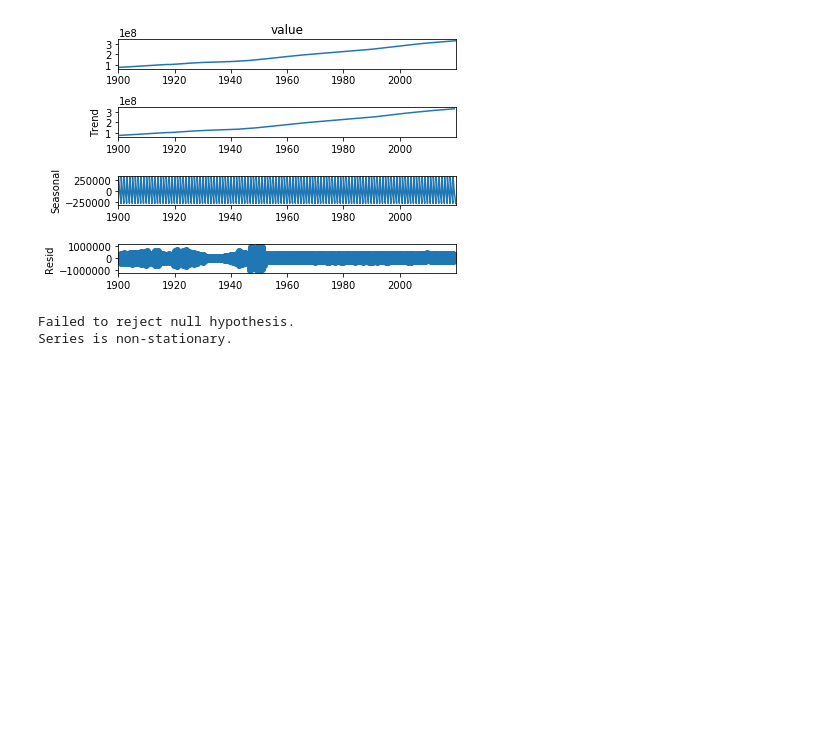
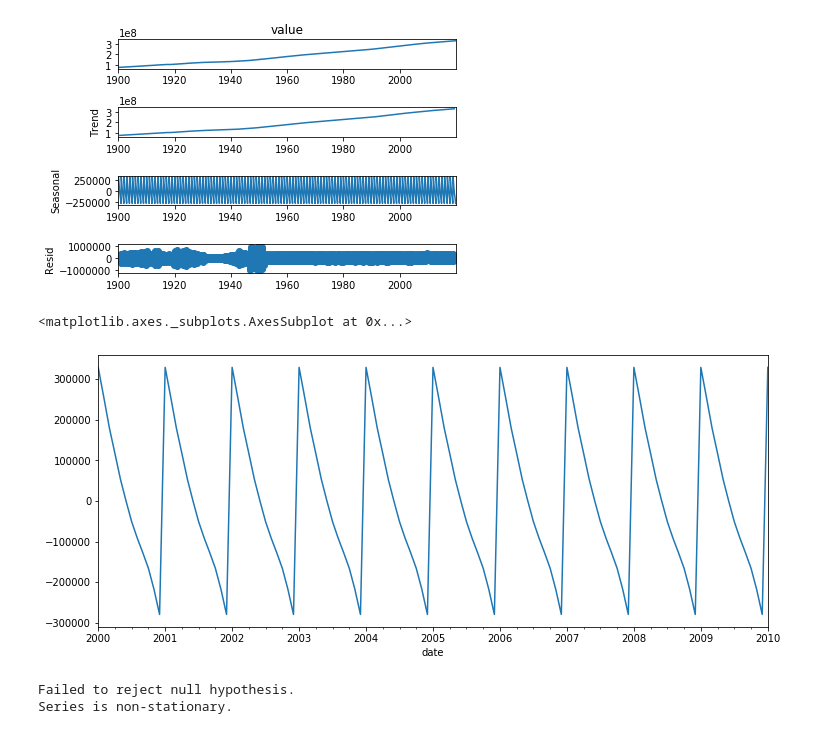
Before and after one commit to Lewis34cs/population_forecast, a Jupyter notebook: population_forecast.ipynb, the cells around one changed output. Cells and saved outputs as stored; diff of their text form; code cells hidden in the pictures; blank space fills up the shorter version.

```diff
--- a/population_forecast.ipynb
+++ b/population_forecast.ipynb
@@ -163,6 +163,11 @@ seasonal = seasonal_decompose(pop_df['value'], model='add')
 seasonal.plot();
 # %% [output]
 [figure]
+# %%
+seasonal.seasonal.loc['2000-01-01':'2010-01-01'].plot(figsize=(12,5))
+# %% [output]
+<matplotlib.axes._subplots.AxesSubplot at 0x...>
+[figure, added]
 # %%
 def adfuller_report(series):
 
```
Also changed, not shown: parts of 9 cells of this notebook.
